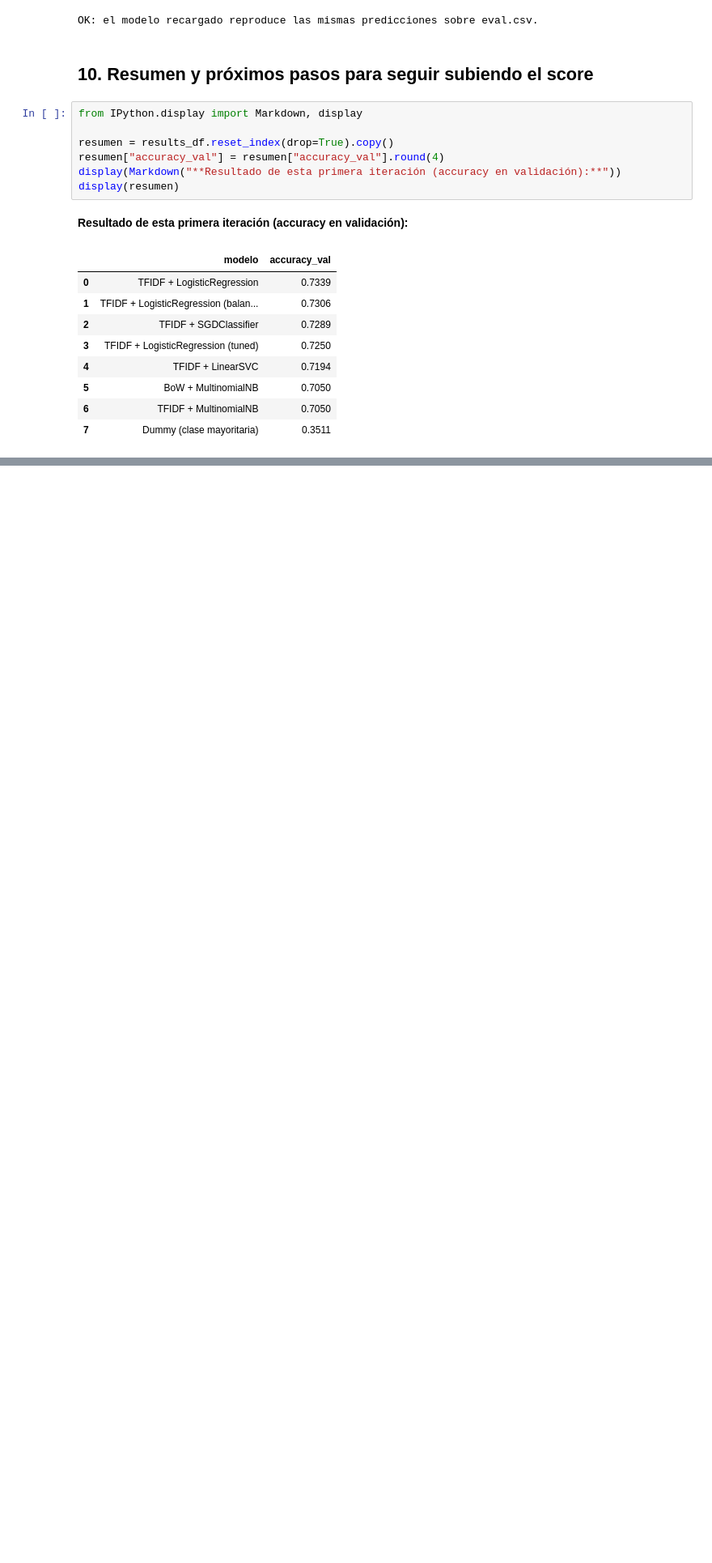
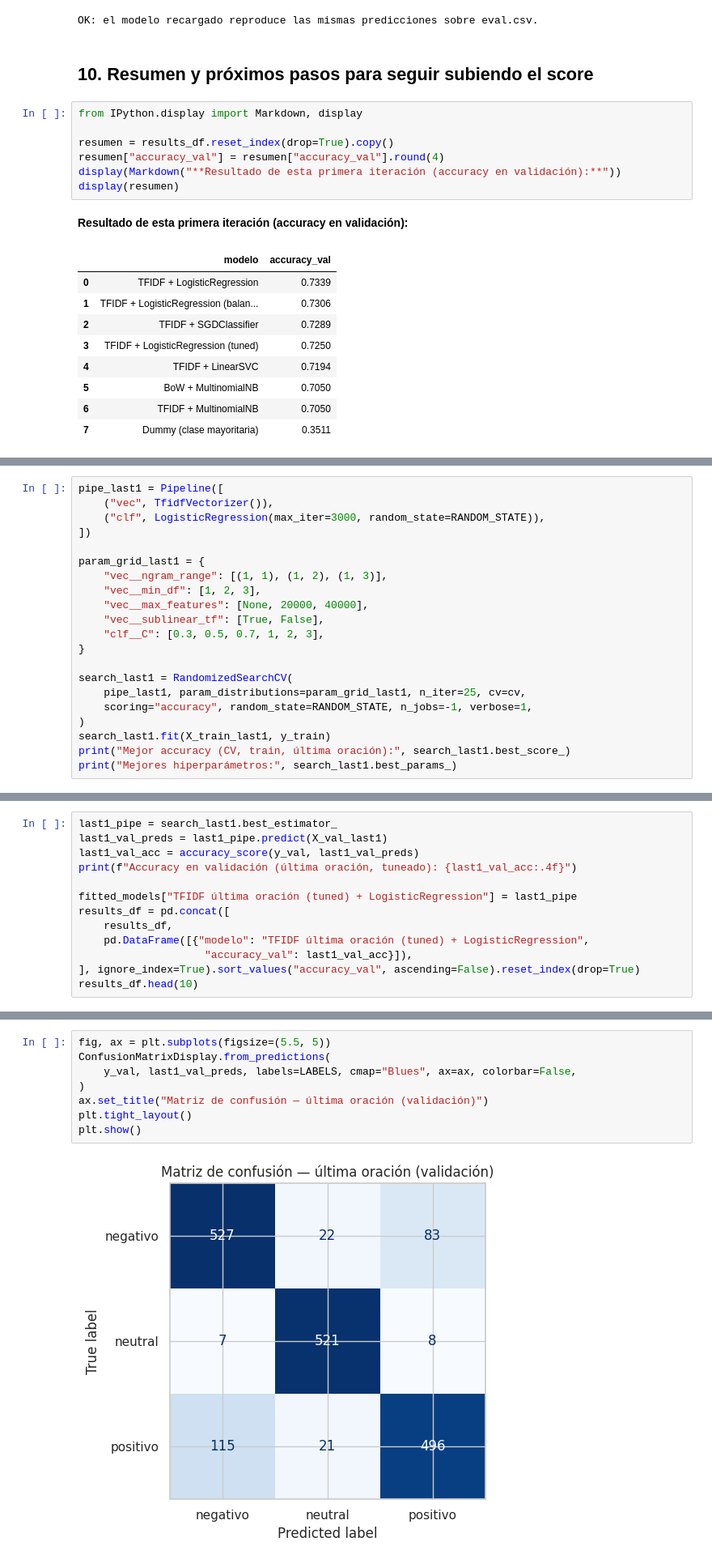
Before and after one commit to jzarruke/MLP1, a Jupyter notebook: notebooks/parte1_ml_clasico.ipynb, the cells around one changed output, grey strips where cells are left out. Shown at 81% size. Cells and saved outputs as stored; diff of their text form; blank space fills up the shorter version.

```diff
--- a/notebooks/parte1_ml_clasico.ipynb
+++ b/notebooks/parte1_ml_clasico.ipynb
@@ -660,0 +1029,21 @@ preentrenados):
+# %%
+pipe_last1 = Pipeline([
+    ("vec", TfidfVectorizer()),
+    ("clf", LogisticRegression(max_iter=3000, random_state=RANDOM_STATE)),
+])
+
+param_grid_last1 = {
+    "vec__ngram_range": [(1, 1), (1, 2), (1, 3)],
+    "vec__min_df": [1, 2, 3],
+    "vec__max_features": [None, 20000, 40000],
+    "vec__sublinear_tf": [True, False],
+    "clf__C": [0.3, 0.5, 0.7, 1, 2, 3],
+}
+
+search_last1 = RandomizedSearchCV(
+    pipe_last1, param_distributions=param_grid_last1, n_iter=25, cv=cv,
+    scoring="accuracy", random_state=RANDOM_STATE, n_jobs=-1, verbose=1,
+)
+search_last1.fit(X_train_last1, y_train)
+print("Mejor accuracy (CV, train, última oración):", search_last1.best_score_)
+print("Mejores hiperparámetros:", search_last1.best_params_)
@@ -660,0 +1054,13 @@ preentrenados):
+# %%
+last1_pipe = search_last1.best_estimator_
+last1_val_preds = last1_pipe.predict(X_val_last1)
+last1_val_acc = accuracy_score(y_val, last1_val_preds)
+print(f"Accuracy en validación (última oración, tuneado): {last1_val_acc:.4f}")
+
+fitted_models["TFIDF última oración (tuned) + LogisticRegression"] = last1_pipe
+results_df = pd.concat([
+    results_df,
+    pd.DataFrame([{"modelo": "TFIDF última oración (tuned) + LogisticRegression",
+                    "accuracy_val": last1_val_acc}]),
+], ignore_index=True).sort_values("accuracy_val", ascending=False).reset_index(drop=True)
+results_df.head(10)
@@ -660,0 +1094,10 @@ preentrenados):
+# %%
+fig, ax = plt.subplots(figsize=(5.5, 5))
+ConfusionMatrixDisplay.from_predictions(
+    y_val, last1_val_preds, labels=LABELS, cmap="Blues", ax=ax, colorbar=False,
+)
+ax.set_title("Matriz de confusión — última oración (validación)")
+plt.tight_layout()
+plt.show()
+# %% [output]
+[figure, added]
```
Also changed, not shown: parts of 34 cells of this notebook, 14 other files.
